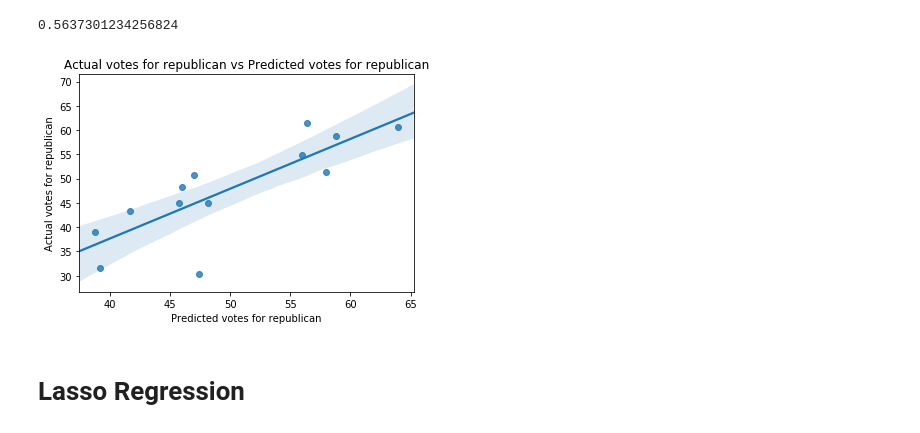
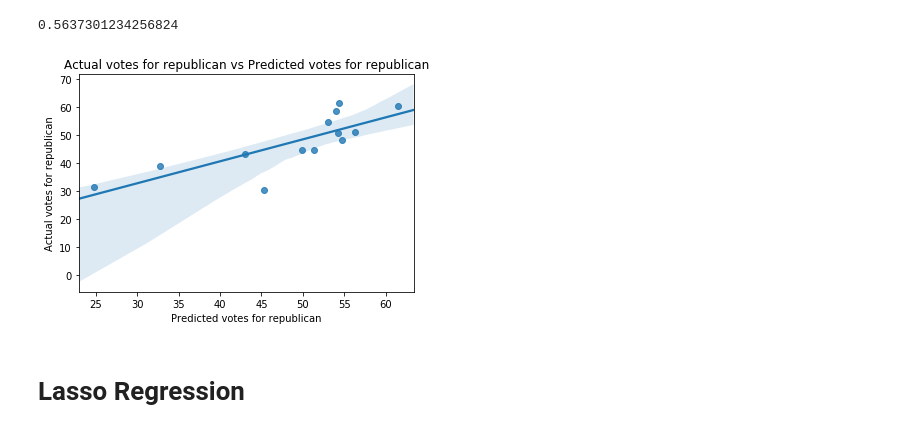
Before and after one commit to AnudeepMukka/Python-Project_US-Election-Analysis, a Jupyter notebook: Project.ipynb, the cells around one changed output. Cells and saved outputs as stored; diff of their text form; code cells hidden in the pictures.

```diff
--- a/Project.ipynb
+++ b/Project.ipynb
@@ -273,15 +272,15 @@ model.score(Xtest,ytest)
 # %% [output]
 0.5637301234256824
 # %%
-ypredicted = forest.predict(Xtest)
+ypredicted = model.predict(Xtest)
 yactual = ytest
 
 sns.regplot(x=ypredicted, y=yactual)
 plt.title('Actual votes for republican vs Predicted votes for republican')
 plt.xlabel('Predicted votes for republican')
 plt.ylabel('Actual votes for republican');
 # %% [output]
-[figure, old version]
+[figure, new version]
 # %% [markdown]
 # Lasso Regression
 # %%
```
Also changed, not shown: parts of 10 cells of this notebook.
